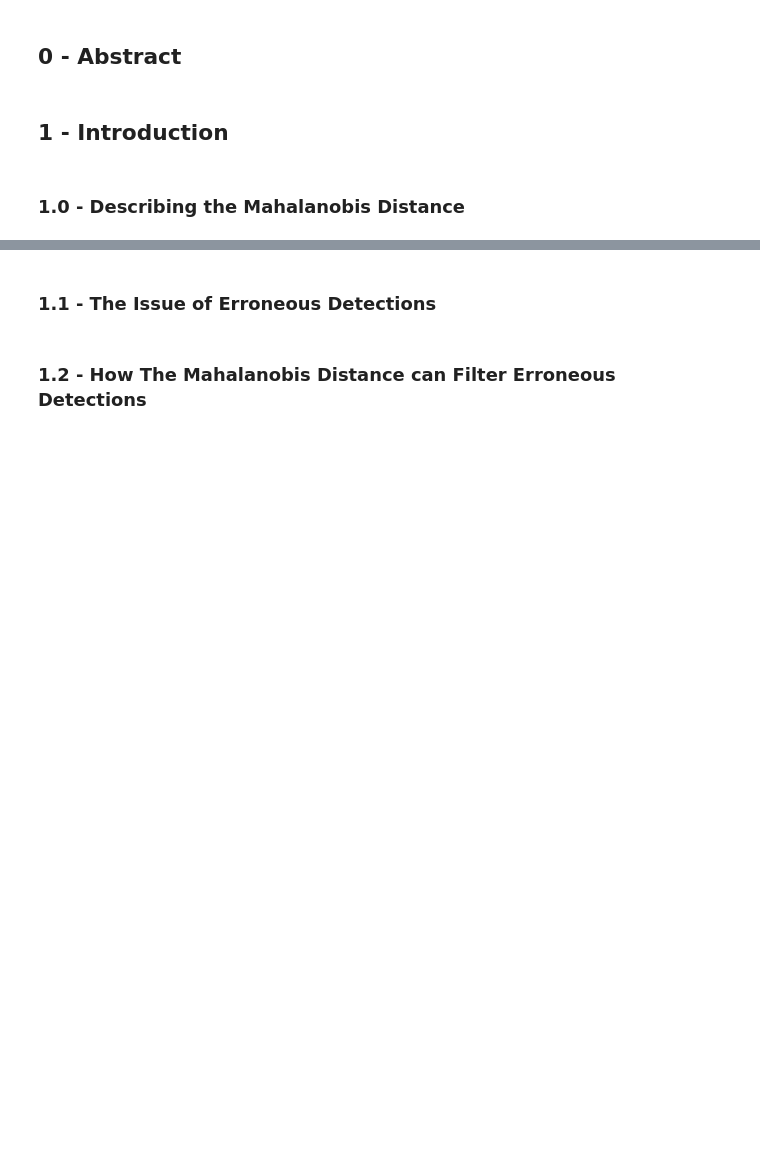
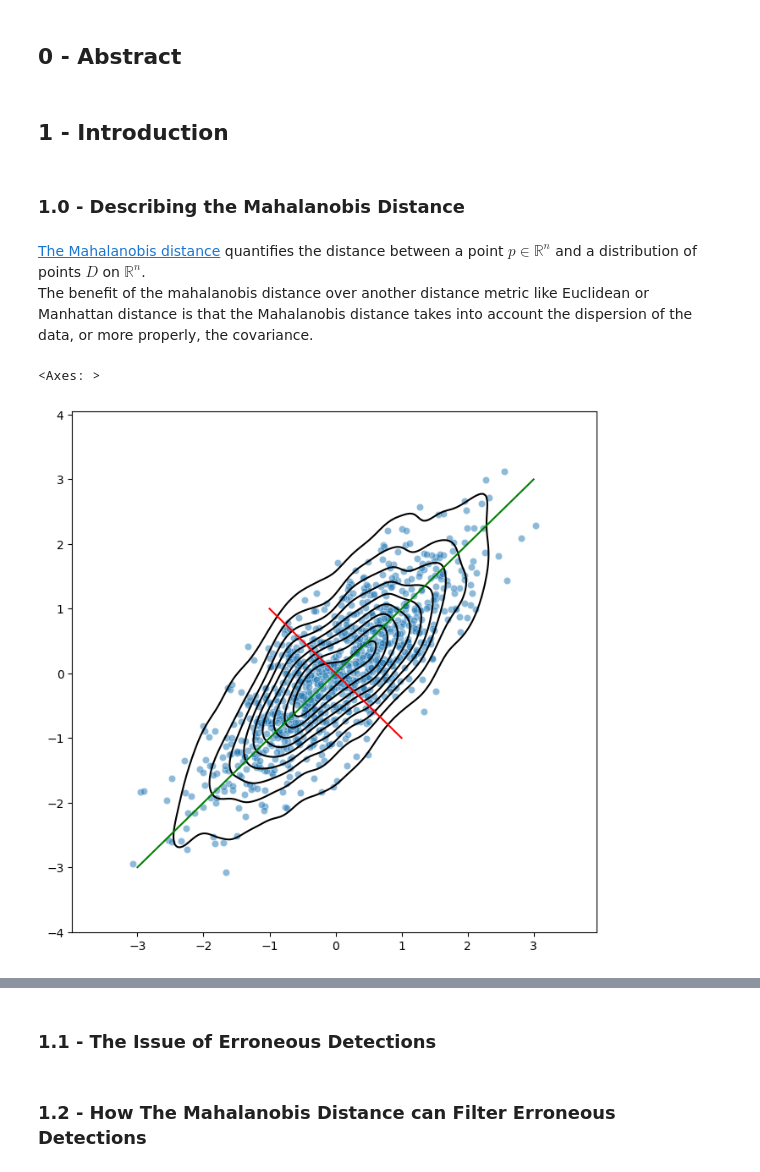
Before and after one commit to Paper-Chart-Extraction-Project/ChartExtractorSupplements, a Jupyter notebook: experiments/mahalanobis_distance/md_detection_filtering.ipynb, the cells around one changed output, grey strips where cells are left out. Saved outputs shown, nothing was run; the diff lists cells and outputs as text; code cells hidden in the pictures; blank space fills up the shorter version.

Commit message:
Add section describing the mahalanobis distance.

```diff
--- a/experiments/mahalanobis_distance/md_detection_filtering.ipynb
+++ b/experiments/mahalanobis_distance/md_detection_filtering.ipynb
@@ -11,3 +18,35 @@ Purpose - To investigate the use of the Mahalanobis distance between new detecti
 ## 1 - Introduction
 # %% [markdown]
 ### 1.0 - Describing the Mahalanobis Distance
+# %% [markdown]
+[The Mahalanobis distance](https://en.wikipedia.org/wiki/Mahalanobis_distance) quantifies the distance between a point $p \in \mathbb{R}^{n}$ and a distribution of points $D$ on $\mathbb{R}^n$.
+The benefit of the mahalanobis distance over another distance metric like Euclidean or Manhattan distance is that the Mahalanobis distance takes into account the dispersion of the data,
+or more properly, the covariance.
+# %%
+np.random.seed(RANDOM_SEED)
+fig, ax = plt.subplots(figsize=(8, 8))
+
+data = np.random.multivariate_normal(mean=[0, 0], cov=[[1, 0.8], [0.8, 1]], size=1000)
+sns.scatterplot(
+    x=[x for (x, y) in data.tolist()],
+    y=[y for (x, y) in data.tolist()],
+    alpha=0.5
+)
+sns.kdeplot(
+    x=[x for (x, y) in data.tolist()],
+    y=[y for (x, y) in data.tolist()],
+    color="black"
+)
+sns.lineplot(
+    x=[-1, 1],
+    y=[1, -1],
+    color="red"
+)
+sns.lineplot(
+    x=[-3, 3],
+    y=[-3, 3],
+    color="green"
+)
+# %% [output]
+<Axes: >
+[figure, added]
```
Also changed, not shown: parts of 3 cells of this notebook.
